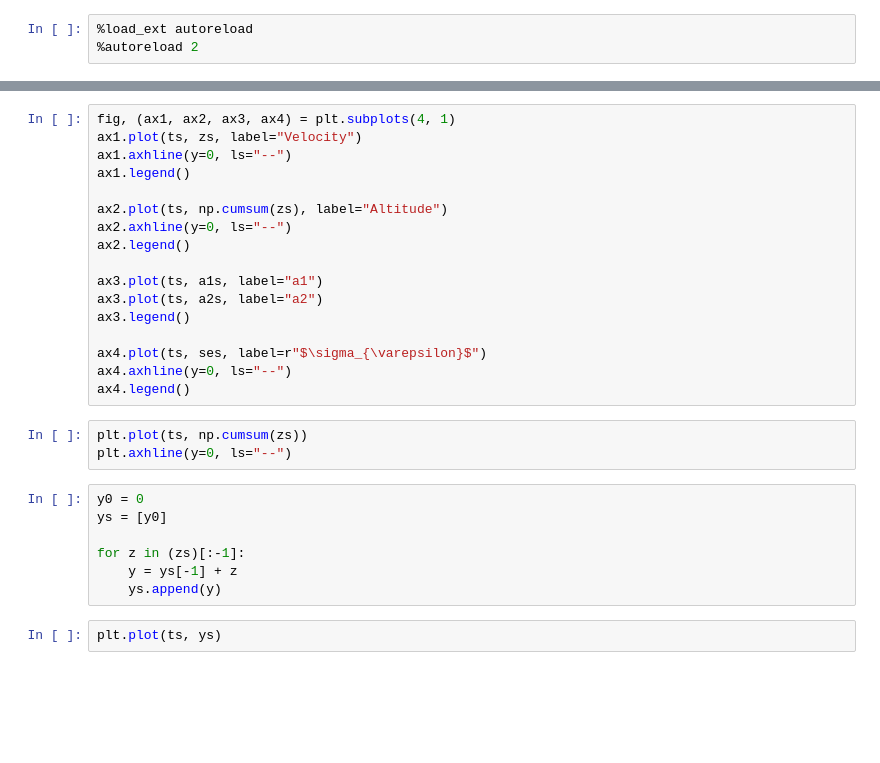
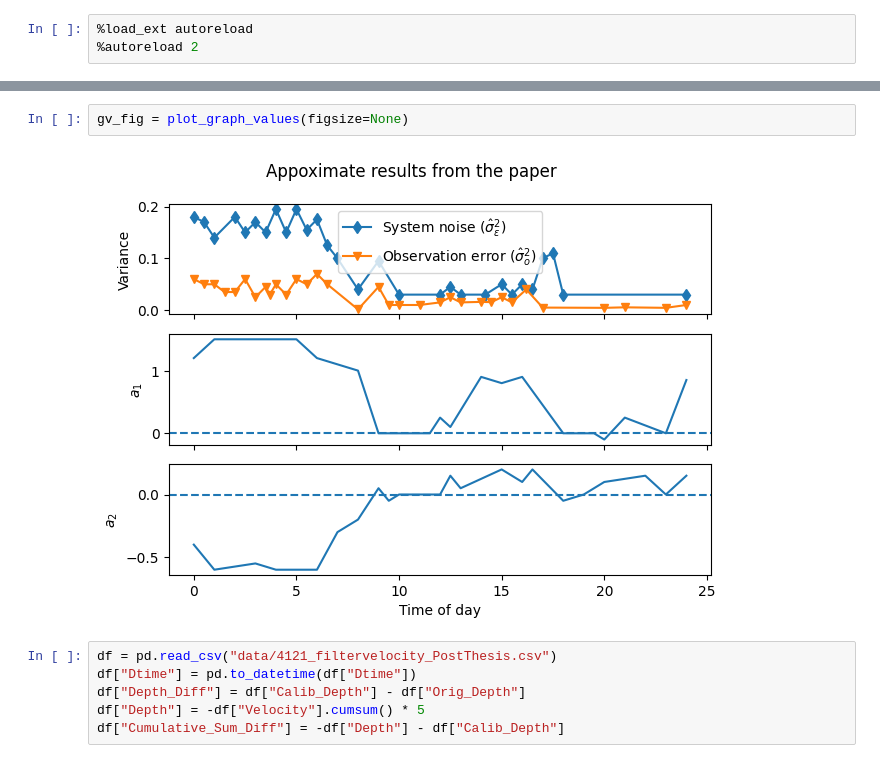
Before and after one commit to gwatkinson/smc_movement_models, a Jupyter notebook: notebooks/first_implementation.ipynb, the cells around one changed output, grey strips where cells are left out. Cells and saved outputs as stored; diff of their text form; blank space fills up the shorter version.

```diff
--- a/notebooks/first_implementation.ipynb
+++ b/notebooks/first_implementation.ipynb
@@ -184,29 +15,10 @@ xs = np.array(xs)
-# %%
-fig, (ax1, ax2, ax3, ax4) = plt.subplots(4, 1)
-ax1.plot(ts, zs, label="Velocity")
-ax1.axhline(y=0, ls="--")
-ax1.legend()
-
-ax2.plot(ts, np.cumsum(zs), label="Altitude")
-ax2.axhline(y=0, ls="--")
-ax2.legend()
-
-ax3.plot(ts, a1s, label="a1")
-ax3.plot(ts, a2s, label="a2")
-ax3.legend()
-
-ax4.plot(ts, ses, label=r"$\sigma_{\varepsilon}$")
-ax4.axhline(y=0, ls="--")
-ax4.legend()
-# %%
-plt.plot(ts, np.cumsum(zs))
-plt.axhline(y=0, ls="--")
-# %%
-y0 = 0
-ys = [y0]
-
-for z in (zs)[:-1]:
-    y = ys[-1] + z
-    ys.append(y)
-# %%
-plt.plot(ts, ys)
+# %%
+gv_fig = plot_graph_values(figsize=None)
+# %% [output]
+[figure, added]
+# %%
+df = pd.read_csv("data/4121_filtervelocity_PostThesis.csv")
+df["Dtime"] = pd.to_datetime(df["Dtime"])
+df["Depth_Diff"] = df["Calib_Depth"] - df["Orig_Depth"]
+df["Depth"] = -df["Velocity"].cumsum() * 5
+df["Cumulative_Sum_Diff"] = -df["Depth"] - df["Calib_Depth"]
```
Also changed, not shown: parts of 11 cells of this notebook.
